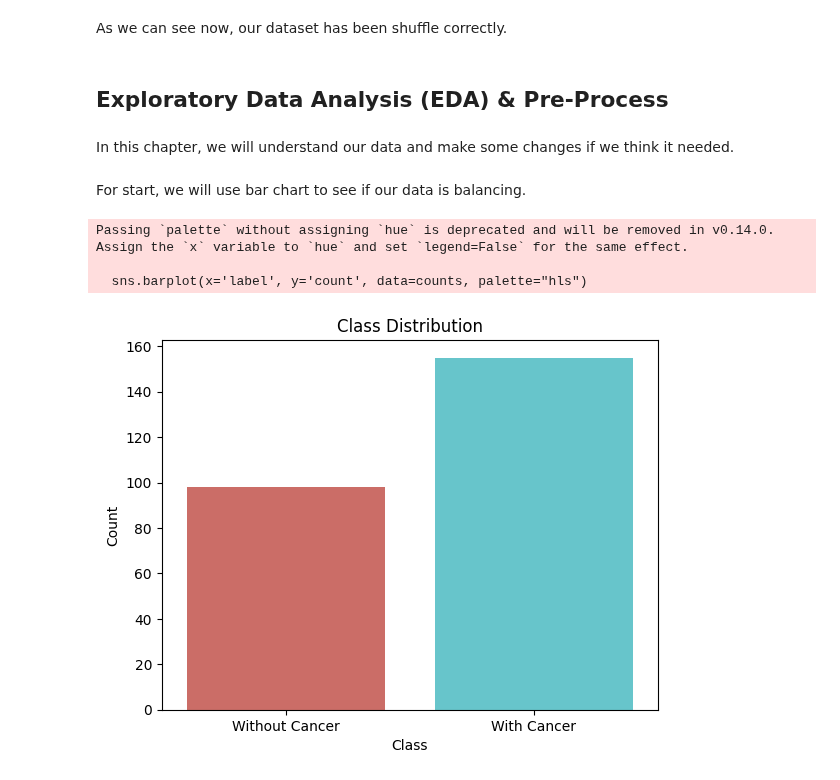
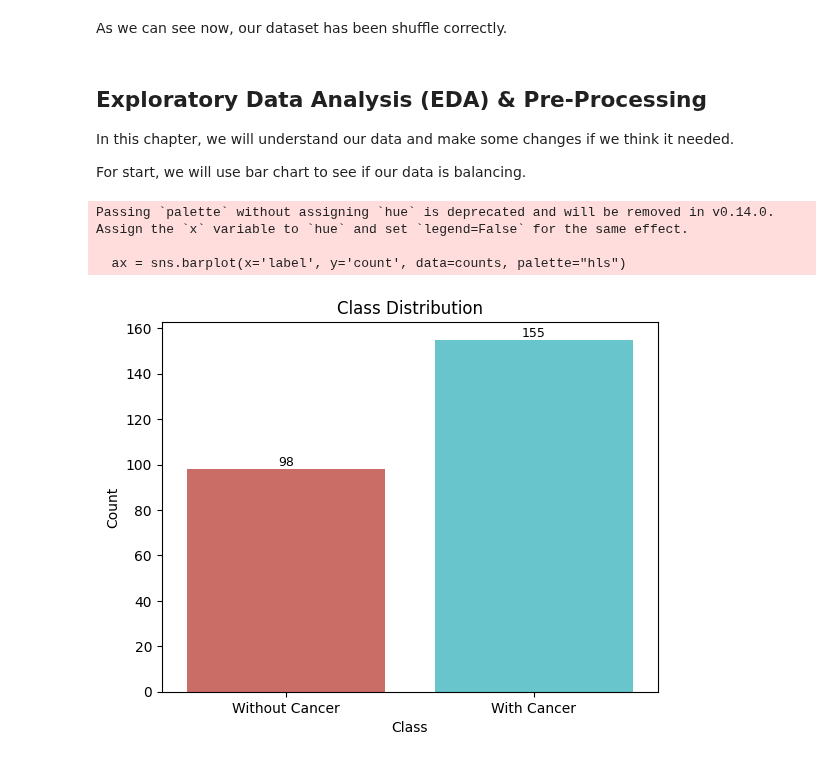
Before and after one commit to LCDA-UCP/dl_with_pytorch, a Jupyter notebook: Brain Tumor Detection/Brain_Tumor_Detection_code/brainTumorDetection.ipynb, the cells around one changed output. Saved outputs shown, nothing was run; the diff lists cells and outputs as text; code cells hidden in the pictures.

```diff
--- a/Brain Tumor Detection/Brain_Tumor_Detection_code/brainTumorDetection.ipynb
+++ b/Brain Tumor Detection/Brain_Tumor_Detection_code/brainTumorDetection.ipynb
@@ -75,26 +74,27 @@ Cancer (1/0) -> 1
 # %% [markdown]
 As we can see now, our dataset has been shuffle correctly.
-# %% [markdown]
-## **Exploratory Data Analysis (EDA) & Pre-Process**
 # %% [markdown]
+## **Exploratory Data Analysis (EDA) & Pre-Processing**
 In this chapter, we will understand our data and make some changes if we think it needed.
+
+For start, we will use bar chart to see if our data is balancing.
-# %% [markdown]
-For start, we will use bar chart to see if our data is balancing.
 # %%
 import seaborn as sns
 import matplotlib.pyplot as plt
 
 counts = df['label'].value_counts().reset_index()
 
-sns.barplot(x='label', y='count', data=counts, palette="hls")
+ax = sns.barplot(x='label', y='count', data=counts, palette="hls")
 
+ax.bar_label(ax.containers[0], fontsize=9)
+ax.bar_label(ax.containers[1], fontsize=9)
 plt.title("Class Distribution")
 plt.xlabel("Class")
 plt.ylabel("Count")
 plt.xticks([1, 0], ['With Cancer', 'Without Cancer'])
 plt.show()
 # %% [output]
 Passing `palette` without assigning `hue` is deprecated and will be removed in v0.14.0. Assign the `x` variable to `hue` and set `legend=False` for the same effect.
 
-  sns.barplot(x='label', y='count', data=counts, palette="hls")
+  ax = sns.barplot(x='label', y='count', data=counts, palette="hls")
-[figure, old version]
+[figure, new version]
```
Also changed, not shown: parts of 12 cells of this notebook, 2 other files.
